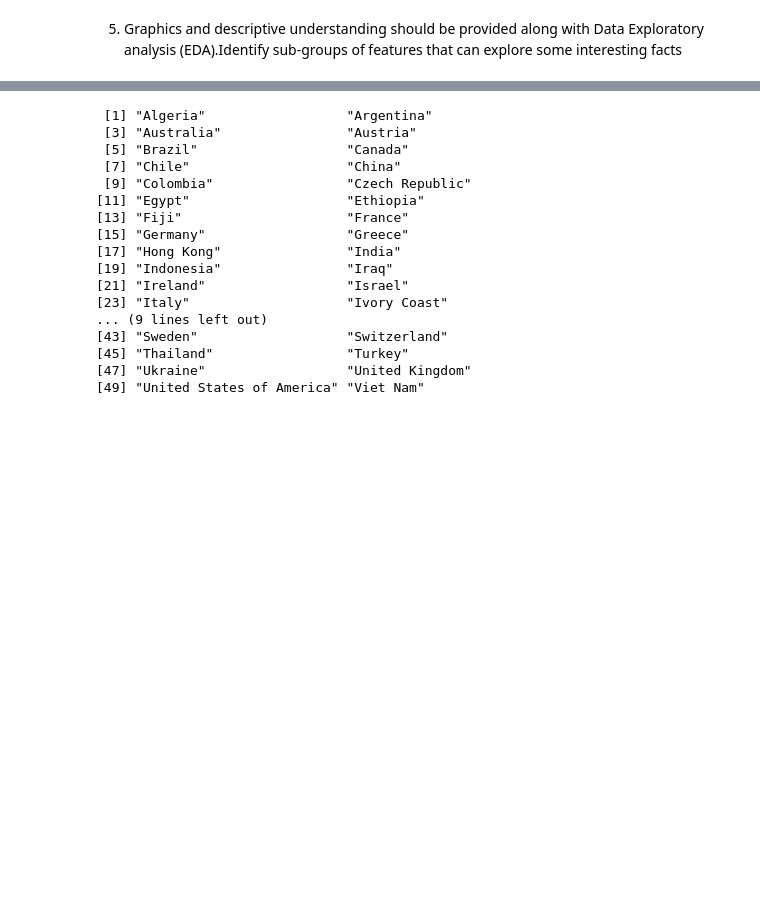
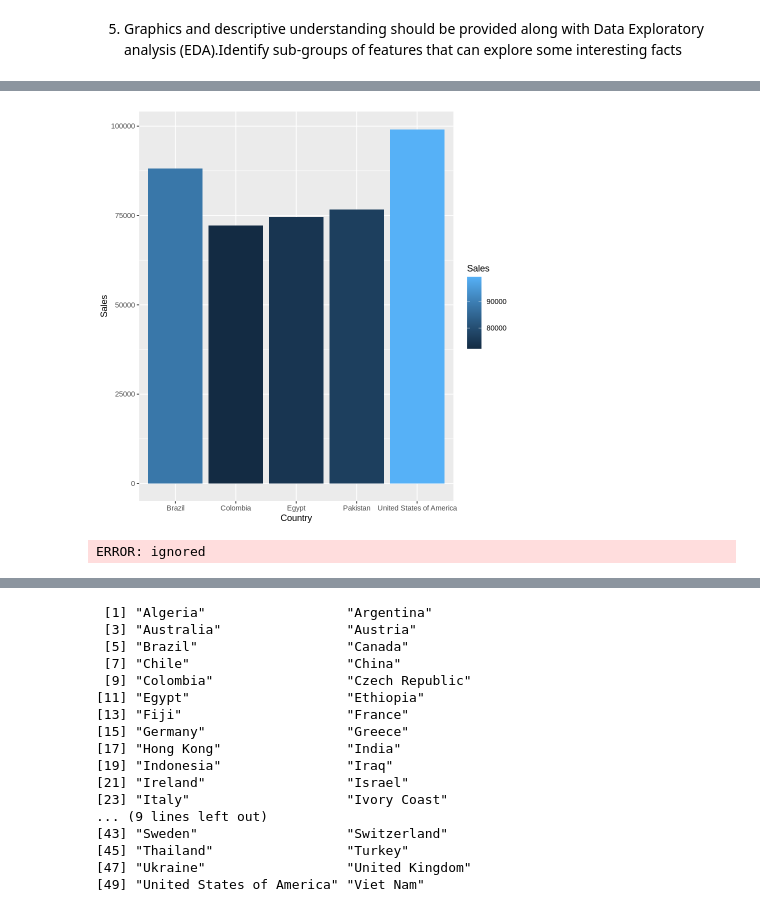
Before and after one commit to raulFuzita/cct_data_exploration_and_preparation, a Jupyter notebook: CCT_project_Muhammad.ipynb, the cells around one changed output, grey strips where cells are left out. Saved outputs shown, nothing was run; the diff lists cells and outputs as text; code cells hidden in the pictures; blank space fills up the shorter version.

```diff
--- a/CCT_project_Muhammad.ipynb
+++ b/CCT_project_Muhammad.ipynb
@@ -921,0 +931,12 @@ heatmap(data, Colv = NA, Rowv = NA, scale="column", xlab="Discount", ylab="Regio
+# %%
+# The first step is to separate the Order.Date column into three new columns Order.Day, Order.Month and Order.Year using the separate method.
+# Done by Luiz
+df_eda <- separate(
+  df,
+  Order.Date,
+  into = c("Order.Day", "Order.Month", "Order.Year"),
+  sep = "[^[:alnum:]]+",
+  remove = TRUE,
+  convert = FALSE,
+  extra = "warn"
+  )
@@ -921,0 +955,4 @@ heatmap(data, Colv = NA, Rowv = NA, scale="column", xlab="Discount", ylab="Regio
+# %%
+# Next step we used the select method to hold the columns that we need in a subset that we called df_sales.
+# Done by Luiz
+df_sales <- select(df_eda, c("Order.Day", "Order.Month", "Order.Year", "Sales", "Profit", "Country"))
@@ -921,0 +971,5 @@ heatmap(data, Colv = NA, Rowv = NA, scale="column", xlab="Discount", ylab="Regio
+# %%
+# As we can see above the columns that contain the information about day, month and year are defined as characters, so we need to convert them into numeric types.
+# It is done using the mutate method as shown in the code bellow.
+# Done by Luiz
+df_sales <- mutate(df_sales, Order.Day = as.numeric(Order.Day), Order.Month = as.numeric(Order.Month), Order.Year = as.numeric(Order.Year))
@@ -921,0 +1003,9 @@ heatmap(data, Colv = NA, Rowv = NA, scale="column", xlab="Discount", ylab="Regio
+# %%
+df_topfive <- top_n(df_sales, 5, Sales)
+ggplot(data = df_topfive, aes(x = Country, y = Sales, fill = Sales)) + geom_bar(stat = "identity")
+# %% [output]
+[figure, added]
+# %%
+df_yearly <- group_by(df_sales$Order.Year)
+# %% [output]
+ERROR: ignored
```
Also changed, not shown: parts of 12 cells of this notebook.
